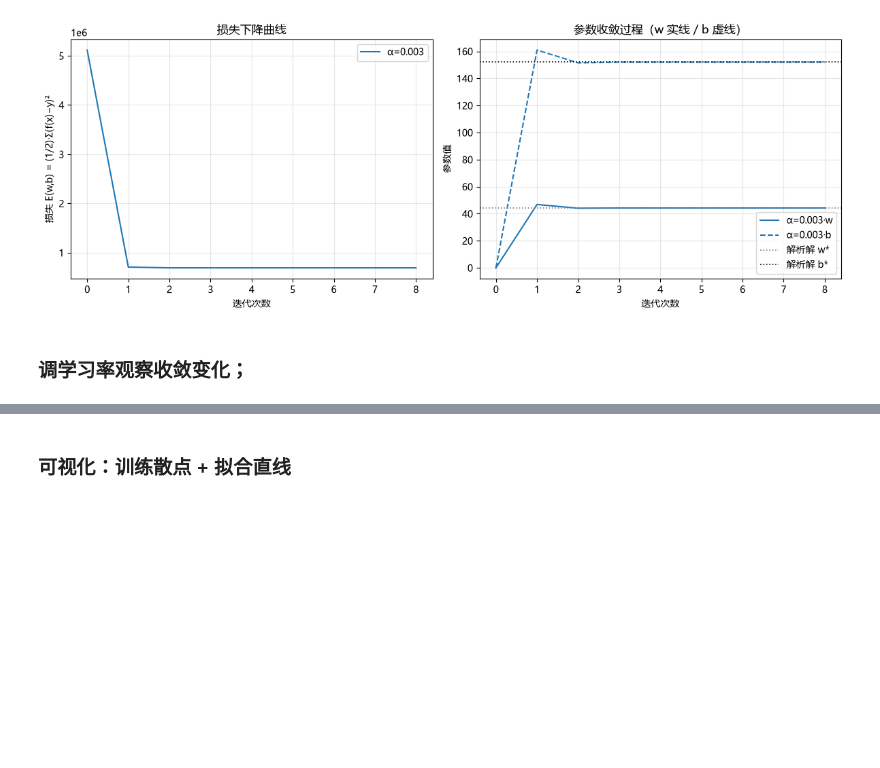
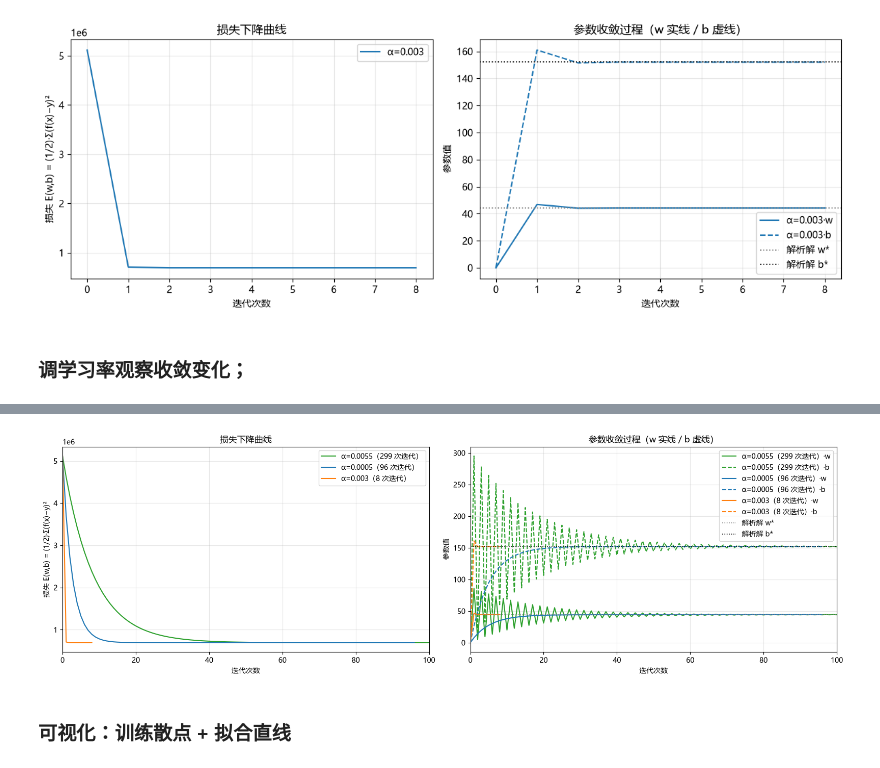
Before and after one commit to Ekko306/ML-2026, a Jupyter notebook: hw_01/hw_01_diabetes.ipynb, the cells around one changed output, grey strips where cells are left out. Drawn from its saved outputs; the diff is of its cells as text; code cells hidden in the pictures; blank space fills up the shorter version.

```diff
--- a/hw_01/hw_01_diabetes.ipynb
+++ b/hw_01/hw_01_diabetes.ipynb
@@ -234,3 +253,10 @@ for i, lr in enumerate(learning_rates):
+# %%
+# 三组学习率的损失曲线 / 参数收敛曲线画在同一张图中对比
+# 三条曲线最终收敛到同一个 (w,b)，全程展示会完全重叠；聚焦前 100 次迭代即可看清差异：
+#   橙色 α=0.003 约 8 次就收敛拉平；蓝色 α=0.0005 缓慢爬升约 96 次；绿色 α=0.0055 来回震荡约 50 次
+plot_gd_curves(histories, labels, w_star=w, b_star=b, max_iter=100)
+# %% [output]
+[figure, added]
 # %% [markdown]
 ### 可视化：训练散点 + 拟合直线
 # %%
```
Also changed, not shown: parts of 7 cells of this notebook, 3 other files.
